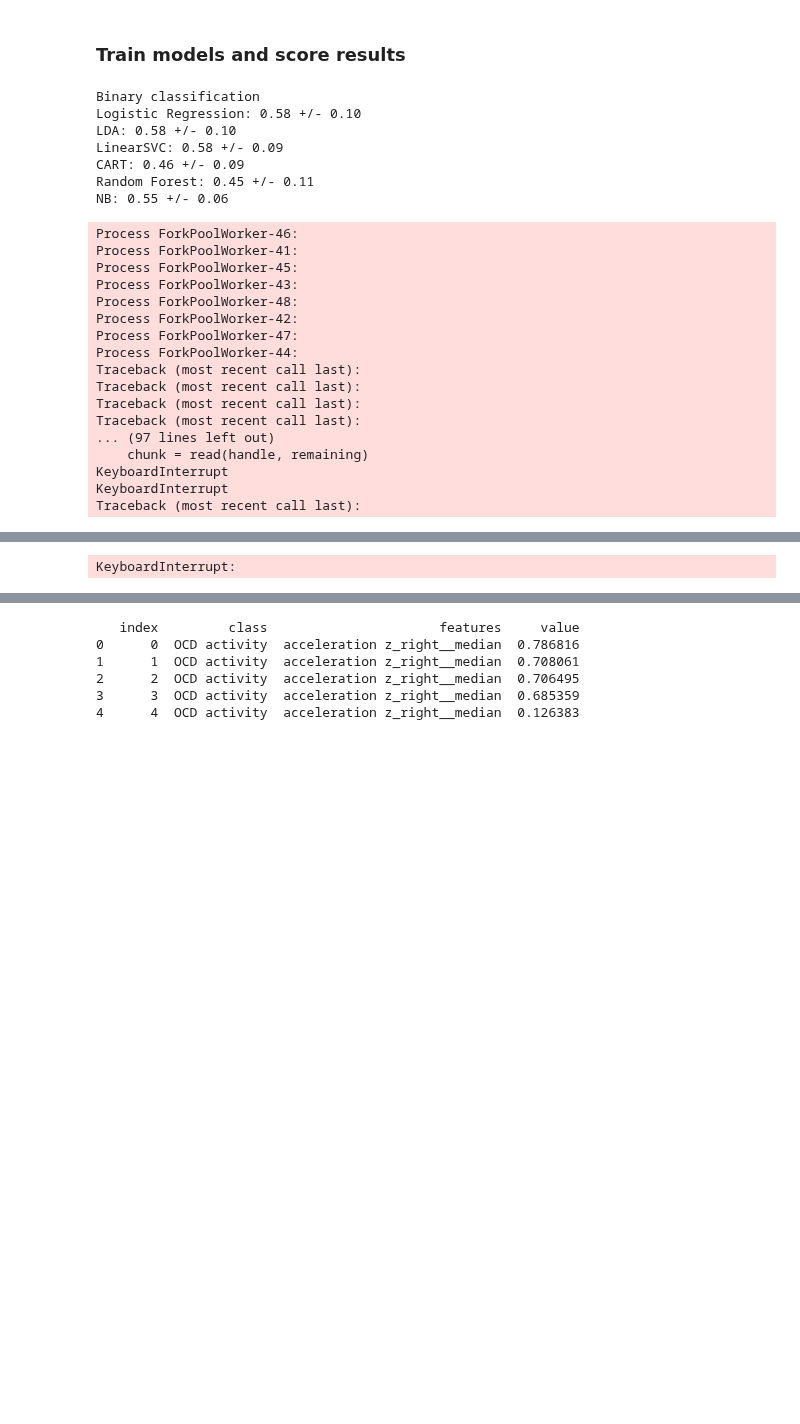
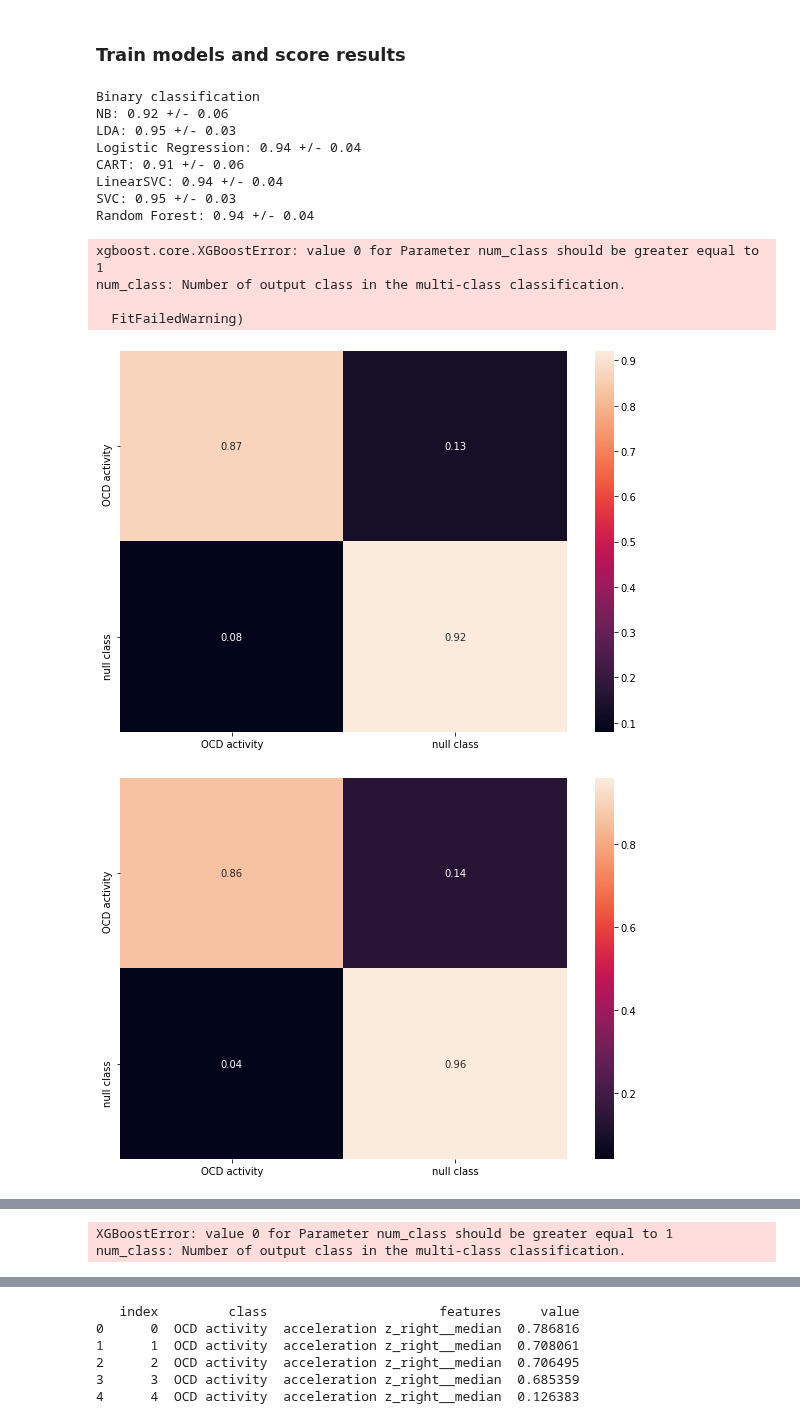
Before and after one commit to mp-mental-health-2020/mp-mental-health-2020, a Jupyter notebook: src/experiments/Supervised Classification.ipynb, the cells around one changed output, grey strips where cells are left out. Drawn from its saved outputs; the diff is of its cells as text; code cells hidden in the pictures; blank space fills up the shorter version.

```diff
--- a/src/experiments/Supervised Classification.ipynb
+++ b/src/experiments/Supervised Classification.ipynb
@@ -39,12 +35,12 @@ or from the matplotlib source distribution
 experiment_dir_path = "../../data/phyphox/full recordings/"
 experiment_dirs = get_sub_directories(experiment_dir_path)
 use_indoor = True
-window_size = 50
+window_size = 100
 # MinimalFCParameters, ComprehensiveFCParameters, EfficientFCParameters
 feature_calculation_setting = MinimalFCParameters()
 
 # Ana-2, Ariane, Julian, Wiki
-experiment_dirs_selected = ["Ana-2","Ariane","Julian","Wiktoria"]
+experiment_dirs_selected = ["Ana-2", "Anne", "Ariane", "Cilly", "Fabi", "Jonas", "Julian", "Julius","Marvin", "Wiktoria"]
 #experiment_dirs_selected = ["Julius"]
 experiment_dirs = [exp_dir for exp_dir in experiment_dirs if exp_dir.split("/")[-1] in experiment_dirs_selected]
 
@@ -100,3 +110,3 @@ See the caveats in the documentation: http://pandas.pydata.org/pandas-docs/stabl
 # %%
-
-X_null_class_classification = extract_timeseries_features(null_classification_df, use_indoor=use_indoor, feature_set_config=feature_calculation_setting)
+use_fingerprinting_approach = True
+X_null_class_classification = extract_timeseries_features(null_classification_df, use_indoor=use_indoor, feature_set_config=feature_calculation_setting, use_fingerprinting_approach=use_fingerprinting_approach)
@@ -115,29 +125,19 @@ labels_null_classification.values
 ### Train models and score results
 # %%
 print("Binary classification")
-classify_all(X_null_classification, labels_null_classification)
+classify_all(X_null_classification, labels_null_classification, path=None, binary=False)
 # %% [output]
 Binary classification
-Logistic Regression: 0.58 +/- 0.10
-LDA: 0.58 +/- 0.10
-LinearSVC: 0.58 +/- 0.09
-CART: 0.46 +/- 0.09
-Random Forest: 0.45 +/- 0.11
-NB: 0.55 +/- 0.06
+NB: 0.92 +/- 0.06
+LDA: 0.95 +/- 0.03
+Logistic Regression: 0.94 +/- 0.04
+CART: 0.91 +/- 0.06
+LinearSVC: 0.94 +/- 0.04
+SVC: 0.95 +/- 0.03
+Random Forest: 0.94 +/- 0.04
-Process ForkPoolWorker-46:
-Process ForkPoolWorker-41:
-Process ForkPoolWorker-45:
-Process ForkPoolWorker-43:
-Process ForkPoolWorker-48:
-Process ForkPoolWorker-42:
-Process ForkPoolWorker-47:
-Process ForkPoolWorker-44:
-Traceback (most recent call last):
-Traceback (most recent call last):
-Traceback (most recent call last):
-Traceback (most recent call last):
-... (97 lines left out)
-    chunk = read(handle, remaining)
-KeyboardInterrupt
-KeyboardInterrupt
-Traceback (most recent call last):
+xgboost.core.XGBoostError: value 0 for Parameter num_class should be greater equal to 1
+num_class: Number of output class in the multi-class classification.
+
+  FitFailedWarning)
+[figure, added]
+[figure, added]
@@ -144 +149,2 @@ Traceback (most recent call last):
-KeyboardInterrupt:
+XGBoostError: value 0 for Parameter num_class should be greater equal to 1
+num_class: Number of output class in the multi-class classification.
```
Also changed, not shown: parts of 12 cells of this notebook, 6 other files.
